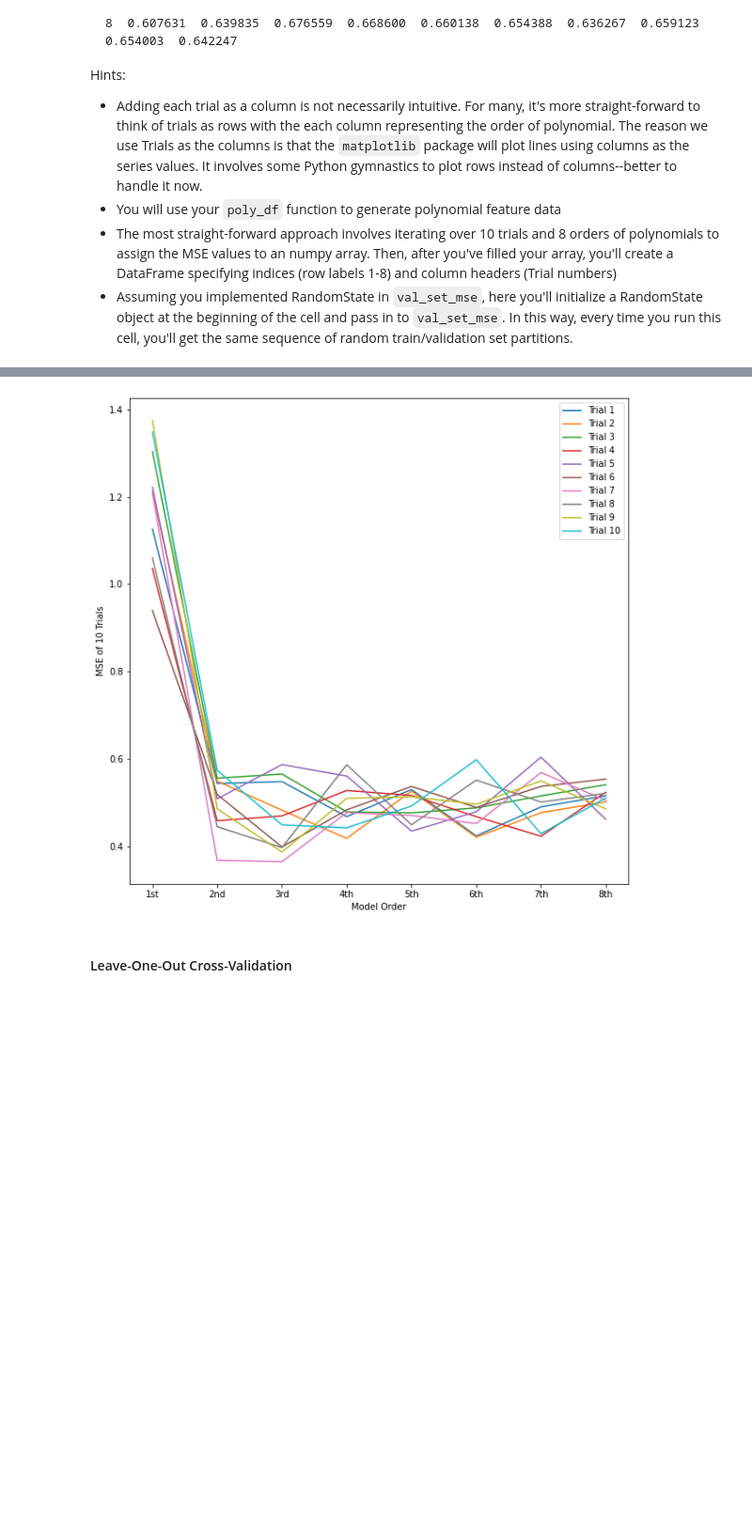
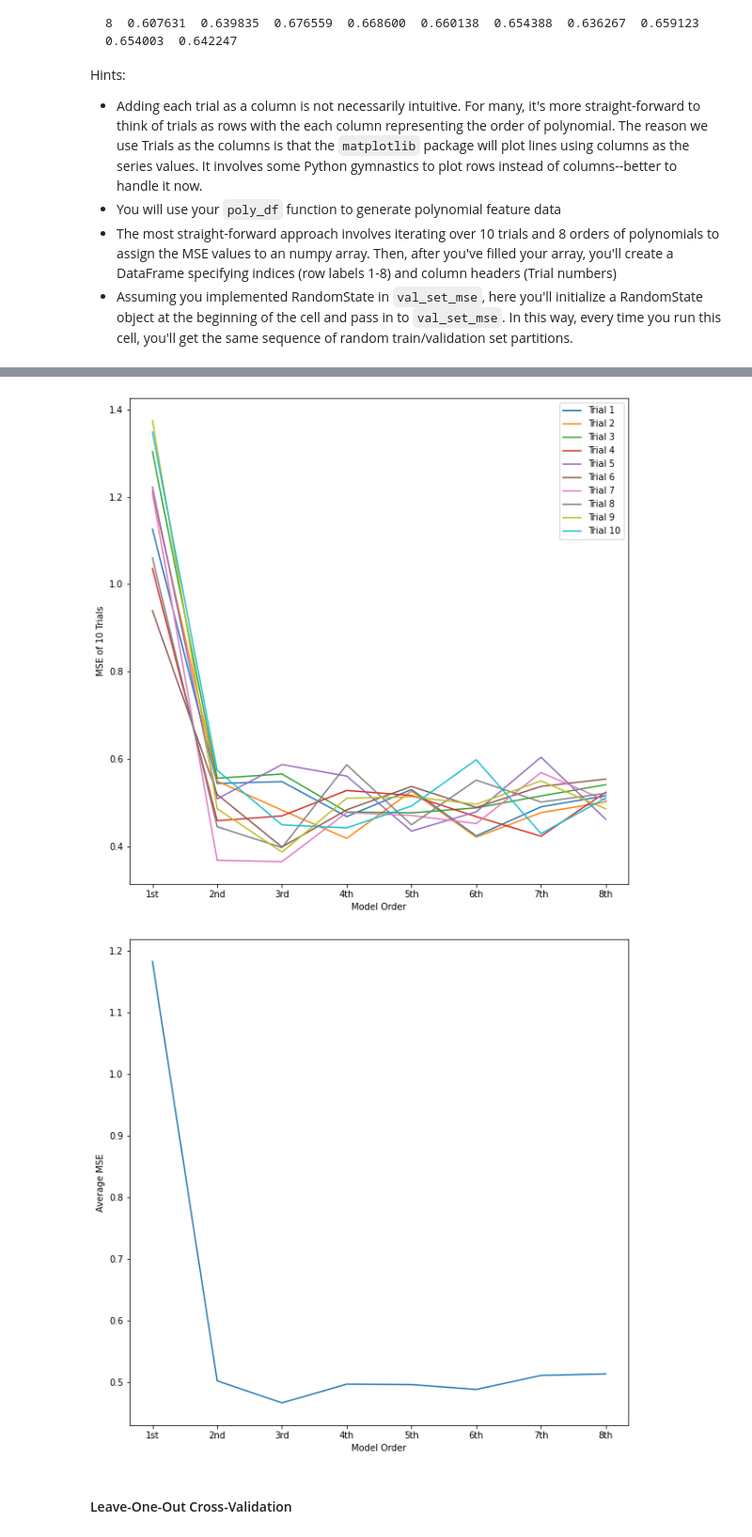
Before and after one commit to nikopetrocelli/489Proj2-Petrocelli, a Jupyter notebook: hw3.ipynb, the cells around one changed output, grey strips where cells are left out. Shown at 94% size. Saved outputs shown, nothing was run; the diff lists cells and outputs as text; code cells hidden in the pictures; blank space fills up the shorter version.

```diff
--- a/hw3.ipynb
+++ b/hw3.ipynb
@@ -474,19 +474,28 @@ Example of resulting plot:
 # %%
 #STEP 8
 
 #STUDENT CODE - plot validation set spaghetti charts
 #---------------------------------------------
 
 plt.figure(figsize=(10,10))
 plt.plot(cv)
 plt.xlabel("Model Order")
 plt.ylabel("MSE of 10 Trials")
 plt.legend(labels=COLUMNS )
+plt.show()
+y = cv.mean(axis=1)
+plt.figure(figsize=(10,10))
+plt.plot(y)
+plt.xlabel("Model Order")
+plt.ylabel("Average MSE")
+plt.show()
+
 #---------------------------------------------
 
 STEP_8_COMPLETE = False
 # %% [output]
 [figure]
+[figure, added]
 # %% [markdown]
 #### Leave-One-Out Cross-Validation
 # %% [markdown]
```
